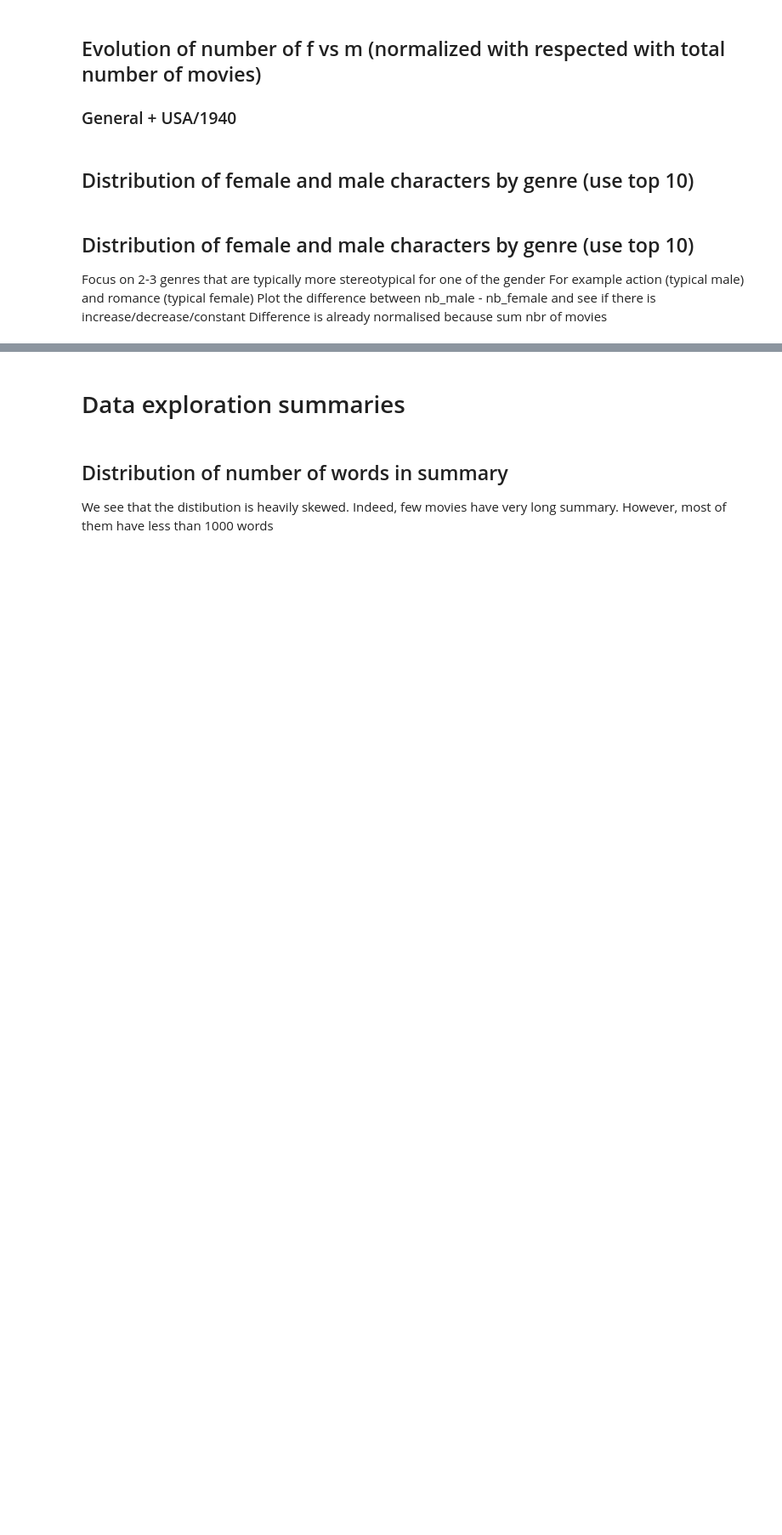
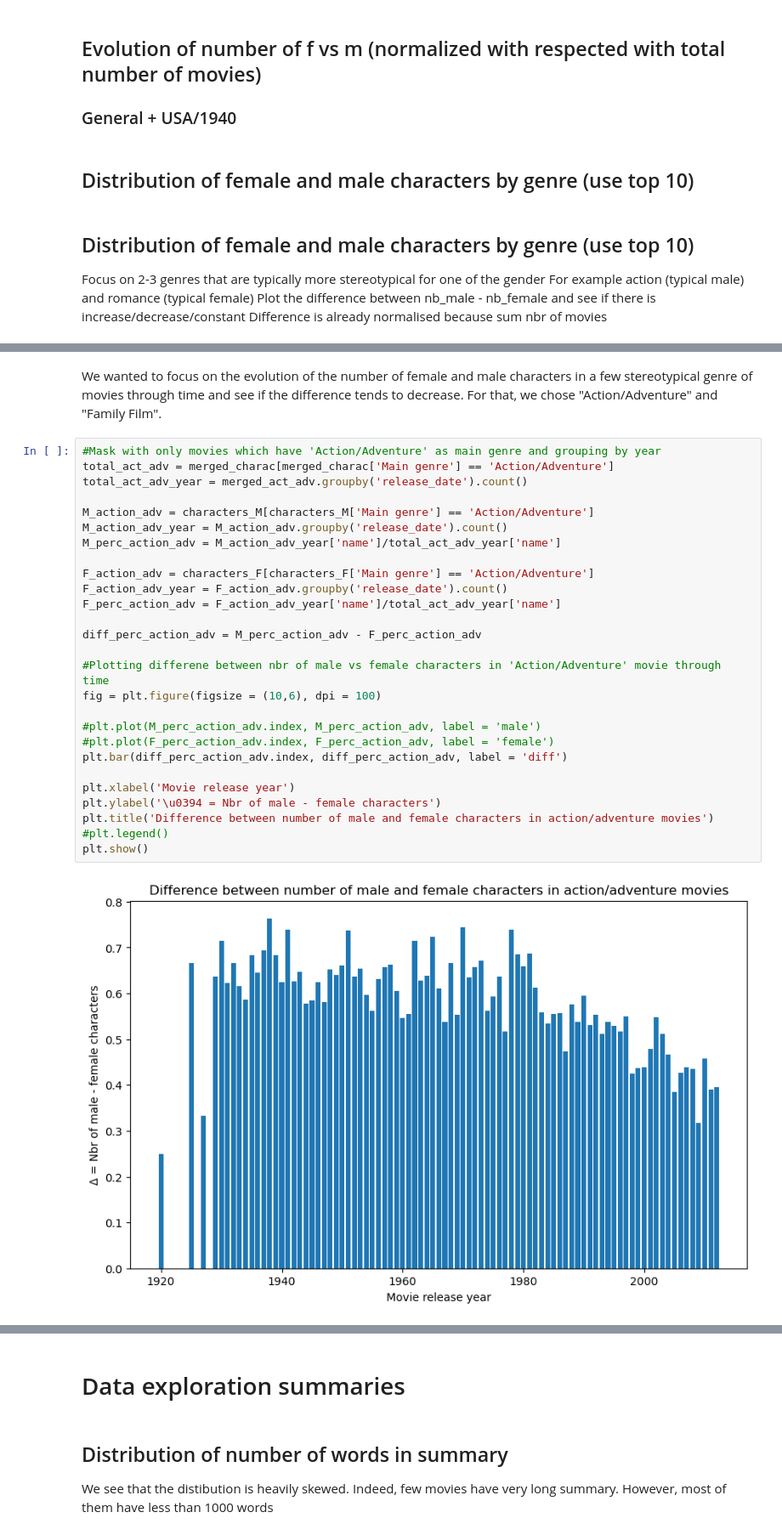
Before and after one commit to epfl-ada/ada-2022-project-error141, a Jupyter notebook: data_exploration_final.ipynb, the cells around one changed output, grey strips where cells are left out. Shown at 85% size. Drawn from its saved outputs; the diff is of its cells as text; blank space fills up the shorter version.

```diff
--- a/data_exploration_final.ipynb
+++ b/data_exploration_final.ipynb
@@ -255,0 +292,31 @@ Difference is already normalised because sum nbr of movies
+# %% [markdown]
+We wanted to focus on the evolution of the number of female and male characters in a few stereotypical genre of movies through time and see if the difference tends to decrease. For that, we chose "Action/Adventure" and "Family Film".
+# %%
+#Mask with only movies which have 'Action/Adventure' as main genre and grouping by year
+total_act_adv = merged_charac[merged_charac['Main genre'] == 'Action/Adventure']
+total_act_adv_year = merged_act_adv.groupby('release_date').count()
+
+M_action_adv = characters_M[characters_M['Main genre'] == 'Action/Adventure']
+M_action_adv_year = M_action_adv.groupby('release_date').count()
+M_perc_action_adv = M_action_adv_year['name']/total_act_adv_year['name']
+
+F_action_adv = characters_F[characters_F['Main genre'] == 'Action/Adventure']
+F_action_adv_year = F_action_adv.groupby('release_date').count()
+F_perc_action_adv = F_action_adv_year['name']/total_act_adv_year['name']
+
+diff_perc_action_adv = M_perc_action_adv - F_perc_action_adv
+
+#Plotting differene between nbr of male vs female characters in 'Action/Adventure' movie through time
+fig = plt.figure(figsize = (10,6), dpi = 100)
+
+#plt.plot(M_perc_action_adv.index, M_perc_action_adv, label = 'male')
+#plt.plot(F_perc_action_adv.index, F_perc_action_adv, label = 'female')
+plt.bar(diff_perc_action_adv.index, diff_perc_action_adv, label = 'diff')
+
+plt.xlabel('Movie release year')
+plt.ylabel('\u0394 = Nbr of male - female characters')
+plt.title('Difference between number of male and female characters in action/adventure movies')
+#plt.legend()
+plt.show()
+# %% [output]
+[figure, added]
```
Also changed, not shown: parts of 11 cells of this notebook.
